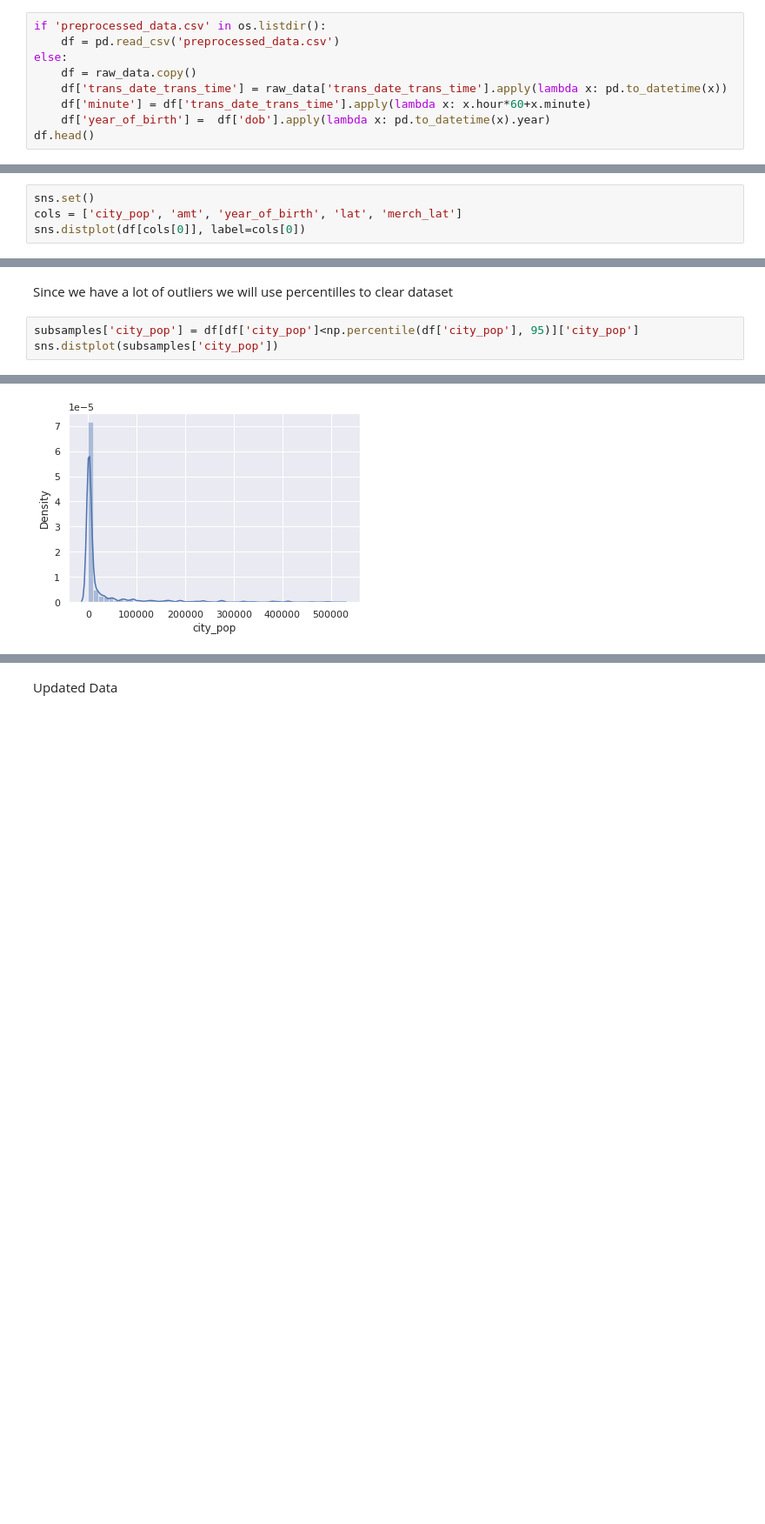
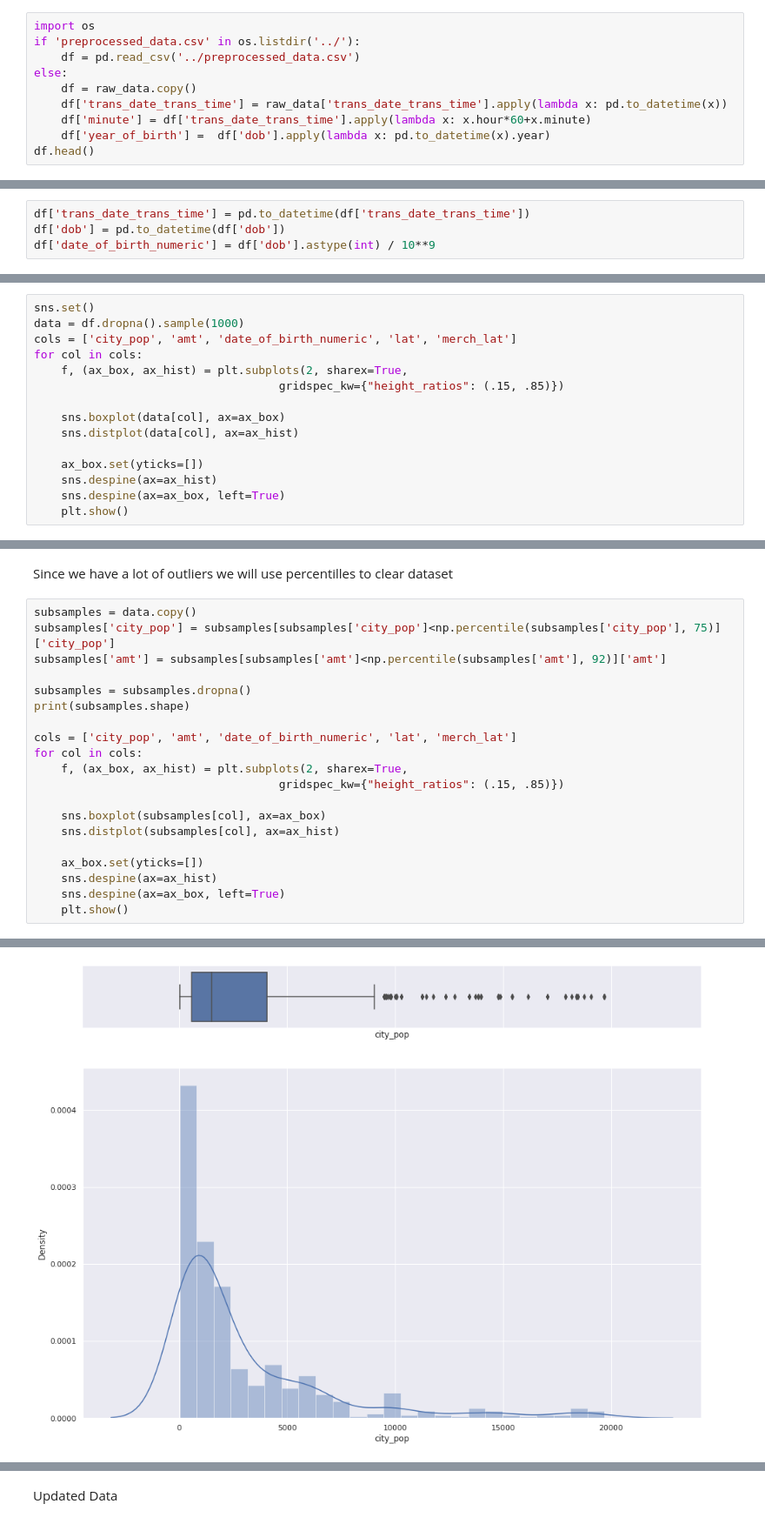
Before and after one commit to vokzvokz/MandM_MSA_labs, a Jupyter notebook: MMA_Lab_1_VA.ipynb, the cells around one changed output, grey strips where cells are left out. Shown at 87% size. Cells and saved outputs as stored; diff of their text form; blank space fills up the shorter version.

```diff
--- a/MMA_Lab_1_VA.ipynb
+++ b/MMA_Lab_1_VA.ipynb
@@ -64,8 +65,9 @@ Name: is_fraud, dtype: int64
 # %% [markdown]
 # Preprocessing of Data
 # %%
-if 'preprocessed_data.csv' in os.listdir():
-    df = pd.read_csv('preprocessed_data.csv')
+import os
+if 'preprocessed_data.csv' in os.listdir('../'):
+    df = pd.read_csv('../preprocessed_data.csv')
 else:
     df = raw_data.copy()
     df['trans_date_trans_time'] = raw_data['trans_date_trans_time'].apply(lambda x: pd.to_datetime(x))
@@ -80,6 +82,10 @@ df.head()
 | 3 | 3 | 2019-01-01 00:01:16 | 3534093764340240 | fraud_Kutch, Hermiston and Farrell | gas_transport | 45.00 | Jeremy | White | M | ... |
 | 4 | 4 | 2019-01-01 00:03:06 | 375534208663984 | fraud_Keeling-Crist | misc_pos | 41.96 | Tyler | Garcia | M | ... |
 5 rows × 25 columns
+# %%
+df['trans_date_trans_time'] = pd.to_datetime(df['trans_date_trans_time'])
+df['dob'] = pd.to_datetime(df['dob'])
+df['date_of_birth_numeric'] = df['dob'].astype(int) / 10**9
 # %% [markdown]
 # Looking at the data
 # %% [markdown]
@@ -95,6 +101,17 @@ df.head()
 You need to make a non-parametric estimation of PDF in form of histogram and using kernel density function (or probability law in case of discrete RV).
 # %%
 sns.set()
-cols = ['city_pop', 'amt', 'year_of_birth', 'lat', 'merch_lat']
-sns.distplot(df[cols[0]], label=cols[0])
+data = df.dropna().sample(1000)
+cols = ['city_pop', 'amt', 'date_of_birth_numeric', 'lat', 'merch_lat']
+for col in cols:
+    f, (ax_box, ax_hist) = plt.subplots(2, sharex=True,
+                                    gridspec_kw={"height_ratios": (.15, .85)})
+
+    sns.boxplot(data[col], ax=ax_box)
+    sns.distplot(data[col], ax=ax_hist)
+
+    ax_box.set(yticks=[])
+    sns.despine(ax=ax_hist)
+    sns.despine(ax=ax_box, left=True)
+    plt.show()
 # %% [output]
@@ -148,6 +123,23 @@ sns.boxplot(df[cols[4]])
 # %% [markdown]
 Since we have a lot of outliers we will use percentilles to clear dataset
 # %%
-subsamples['city_pop'] = df[df['city_pop']<np.percentile(df['city_pop'], 95)]['city_pop']
-sns.distplot(subsamples['city_pop'])
+subsamples = data.copy()
+subsamples['city_pop'] = subsamples[subsamples['city_pop']<np.percentile(subsamples['city_pop'], 75)]['city_pop']
+subsamples['amt'] = subsamples[subsamples['amt']<np.percentile(subsamples['amt'], 92)]['amt']
+
+subsamples = subsamples.dropna()
+print(subsamples.shape)
+
+cols = ['city_pop', 'amt', 'date_of_birth_numeric', 'lat', 'merch_lat']
+for col in cols:
+    f, (ax_box, ax_hist) = plt.subplots(2, sharex=True,
+                                    gridspec_kw={"height_ratios": (.15, .85)})
+
+    sns.boxplot(subsamples[col], ax=ax_box)
+    sns.distplot(subsamples[col], ax=ax_hist)
+
+    ax_box.set(yticks=[])
+    sns.despine(ax=ax_hist)
+    sns.despine(ax=ax_box, left=True)
+    plt.show()
 # %% [output]
@@ -155 +147 @@ sns.distplot(subsamples['city_pop'])
-[figure, old version]
+[figure, new version]
```
Also changed, not shown: parts of 49 cells of this notebook, 1 other file.
